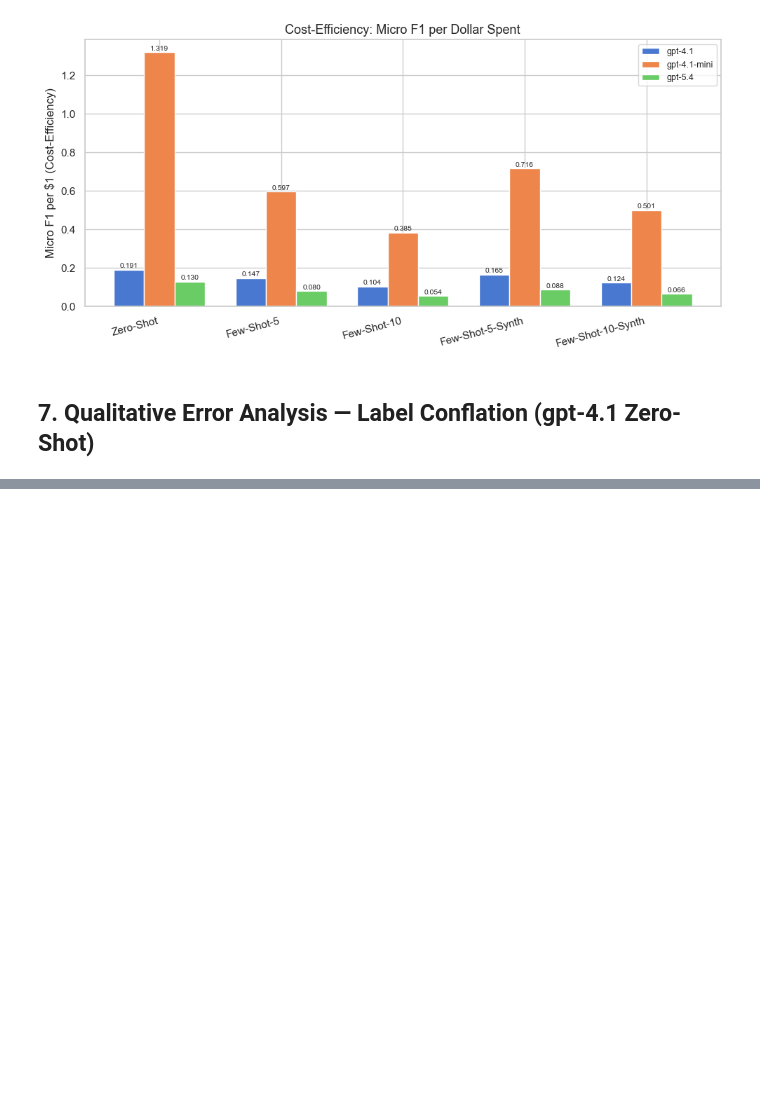
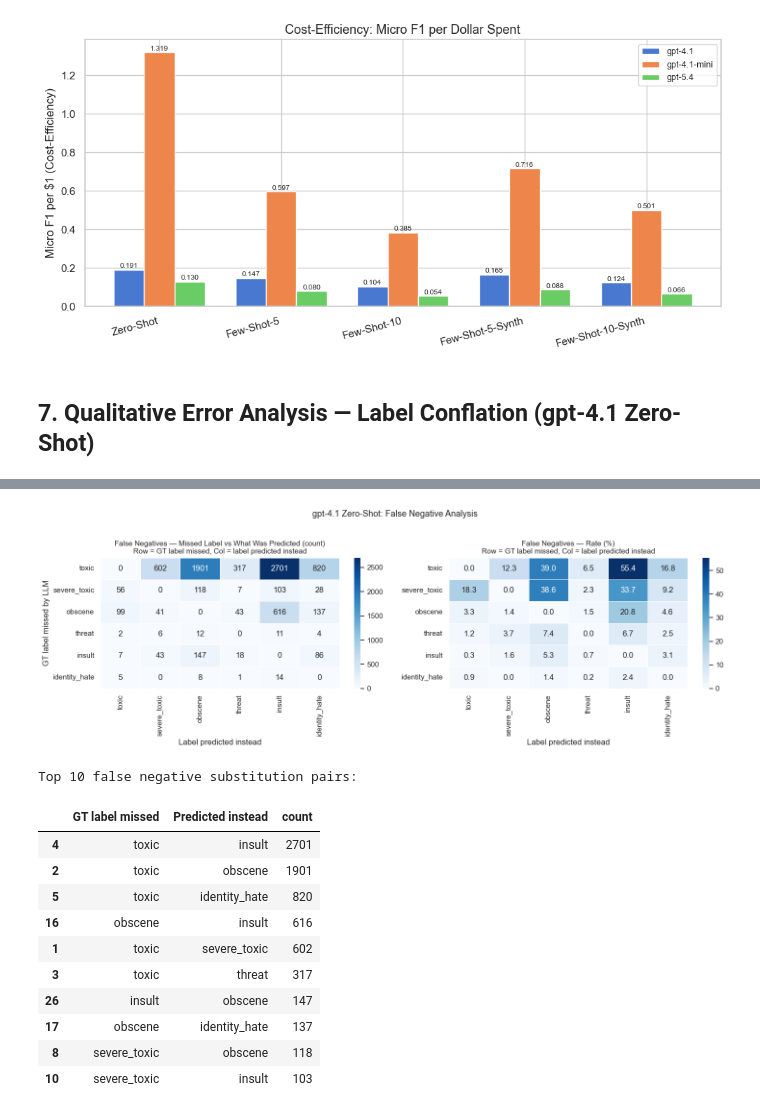
Before and after one commit to didwodnr123/msc-ba-llm-2526, a Jupyter notebook: results_viz.ipynb, the cells around one changed output, grey strips where cells are left out. Drawn from its saved outputs; the diff is of its cells as text; code cells hidden in the pictures; blank space fills up the shorter version.

```diff
--- a/results_viz.ipynb
+++ b/results_viz.ipynb
@@ -327,31 +341,45 @@ for missed in LABELS:
         mask = (df[missed] == 1) & (df[f"pred_{missed}"] == 0) & \
                (df[f"pred_{predicted}"] == 1)
         fn_matrix.loc[missed, predicted] = mask.sum()
 
 fig, axes = plt.subplots(1, 2, figsize=(15, 5))
 
 sns.heatmap(fn_matrix, annot=True, fmt="d", cmap="Blues",
             linewidths=0.5, ax=axes[0])
 axes[0].set_title("False Negatives — Missed Label vs What Was Predicted (count)\n"
                   "Row = GT label missed, Col = label predicted instead", fontsize=11)
 axes[0].set_xlabel("Label predicted instead")
 axes[0].set_ylabel("GT label missed by LLM")
 
 fn_rate = fn_matrix.div(gt_counts, axis=0) * 100
 sns.heatmap(fn_rate, annot=True, fmt=".1f", cmap="Blues",
             linewidths=0.5, ax=axes[1])
 axes[1].set_title("False Negatives — Rate (%)\n"
                   "Row = GT label missed, Col = label predicted instead", fontsize=11)
 axes[1].set_xlabel("Label predicted instead")
 axes[1].set_ylabel("")
 
 plt.suptitle("gpt-4.1 Zero-Shot: False Negative Analysis", fontsize=13, y=1.02)
 plt.tight_layout()
 plt.savefig(f"{FIG_DIR}/label_false_negatives.png", dpi=150, bbox_inches="tight")
 plt.show()
 
 pairs_fn = fn_matrix.stack().reset_index()
 pairs_fn.columns = ["GT label missed", "Predicted instead", "count"]
 pairs_fn = pairs_fn[pairs_fn["GT label missed"] != pairs_fn["Predicted instead"]].sort_values("count", ascending=False)
 print("\nTop 10 false negative substitution pairs:")
-print(pairs_fn.head(10).to_string(index=False))
+pairs_fn.head(10)
+# %% [output]
+[figure, added]
+Top 10 false negative substitution pairs:
+|  | GT label missed | Predicted instead | count |
+| 4 | toxic | insult | 2701 |
+| 2 | toxic | obscene | 1901 |
+| 5 | toxic | identity_hate | 820 |
+| 16 | obscene | insult | 616 |
+| 1 | toxic | severe_toxic | 602 |
+| 3 | toxic | threat | 317 |
+| 26 | insult | obscene | 147 |
+| 17 | obscene | identity_hate | 137 |
+| 8 | severe_toxic | obscene | 118 |
+| 10 | severe_toxic | insult | 103 |
```
Also changed, not shown: parts of 1 cell of this notebook, 4 other files.
